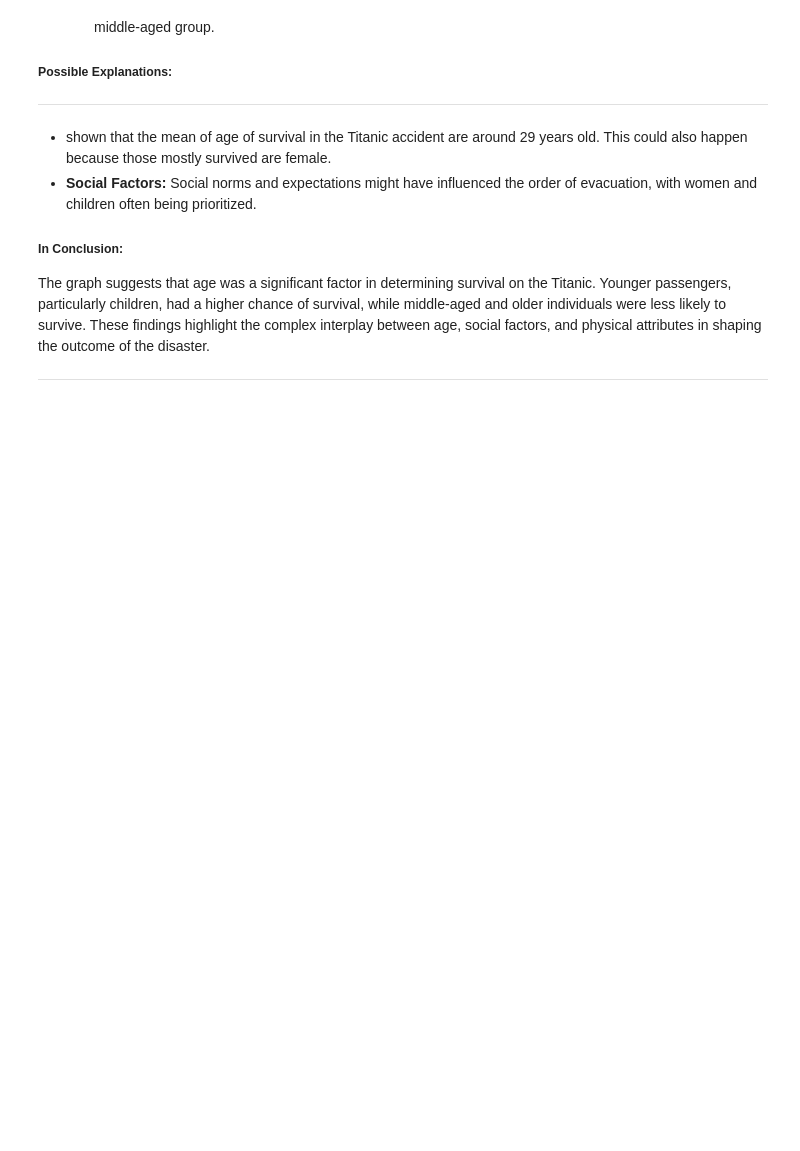
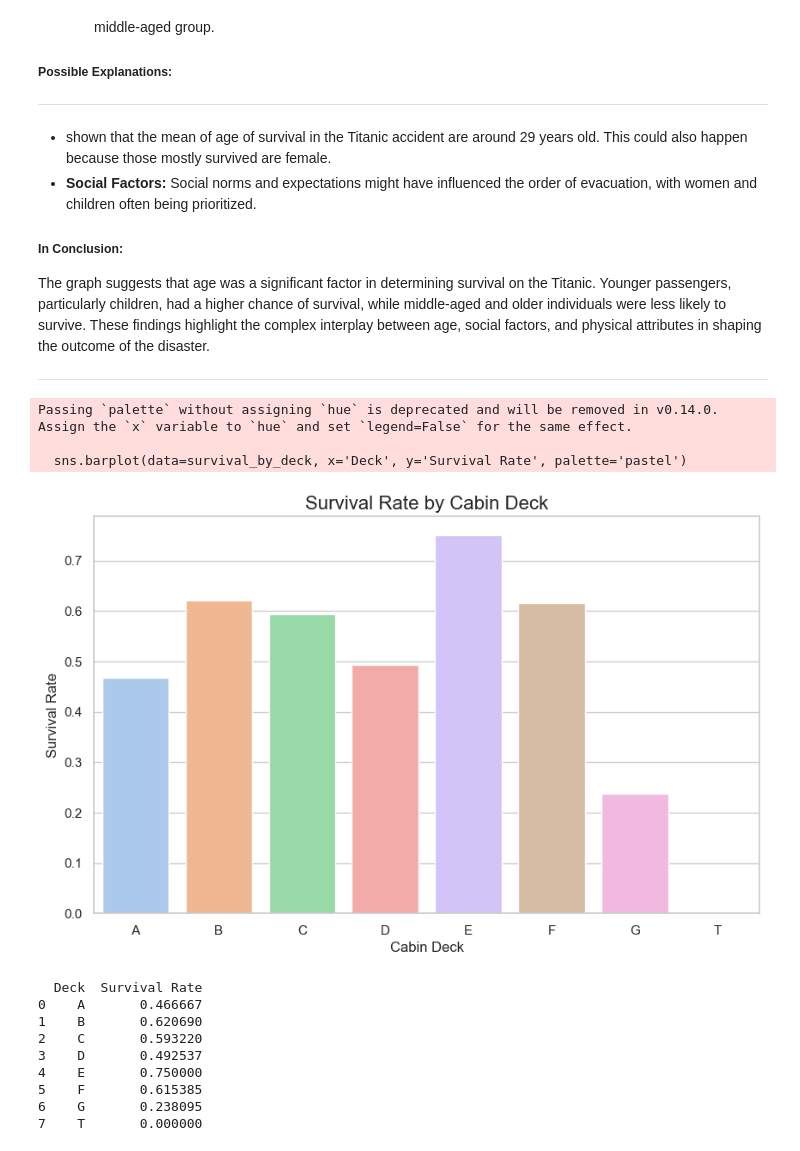
Before and after one commit to SnitTeshome/PRODIGY_DS_02, a Jupyter notebook: Task -02.ipynb, the cells around one changed output. Saved outputs shown, nothing was run; the diff lists cells and outputs as text; code cells hidden in the pictures; blank space fills up the shorter version.

```diff
--- a/Task -02.ipynb
+++ b/Task -02.ipynb
@@ -882,3 +951,48 @@ The histogram shows the distribution of passenger ages, categorized by their sur
 The graph suggests that age was a significant factor in determining survival on the Titanic. Younger passengers, particularly children, had a higher chance of survival, while middle-aged and older individuals were less likely to survive. These findings highlight the complex interplay between age, social factors, and physical attributes in shaping the outcome of the disaster.
 
 ---
+# %%
+# Handle the Cabin data
+Titanic['Deck'] = Titanic['Cabin'].str[0]  # Extract the first letter
+Titanic['Deck'] = Titanic['Deck'].fillna('Unknown')  # Fill NaN values
+
+# Ensure Survived is numeric
+Titanic['Survived'] = pd.to_numeric(Titanic['Survived'], errors='coerce')
+
+# Calculate survival rates by Deck
+survival_by_deck = Titanic.groupby('Deck')['Survived'].mean().reset_index()
+
+# Rename columns for clarity
+survival_by_deck.columns = ['Deck', 'Survival Rate']
+
+# Set the plot style
+sns.set_theme(style="whitegrid")
+
+# Create a bar plot
+plt.figure(figsize=(10, 6))
+sns.barplot(data=survival_by_deck, x='Deck', y='Survival Rate', palette='pastel')
+
+# Adding titles and labels
+plt.title('Survival Rate by Cabin Deck', fontsize=16)
+plt.xlabel('Cabin Deck', fontsize=12)
+plt.ylabel('Survival Rate', fontsize=12)
+
+# Show the plot
+plt.show()
+
+# Display survival rates for further analysis
+print(survival_by_deck)
+# %% [output]
+Passing `palette` without assigning `hue` is deprecated and will be removed in v0.14.0. Assign the `x` variable to `hue` and set `legend=False` for the same effect.
+
+  sns.barplot(data=survival_by_deck, x='Deck', y='Survival Rate', palette='pastel')
+[figure, added]
+  Deck  Survival Rate
+0    A       0.466667
+1    B       0.620690
+2    C       0.593220
+3    D       0.492537
+4    E       0.750000
+5    F       0.615385
+6    G       0.238095
+7    T       0.000000
```
Also changed, not shown: parts of 19 cells of this notebook.
